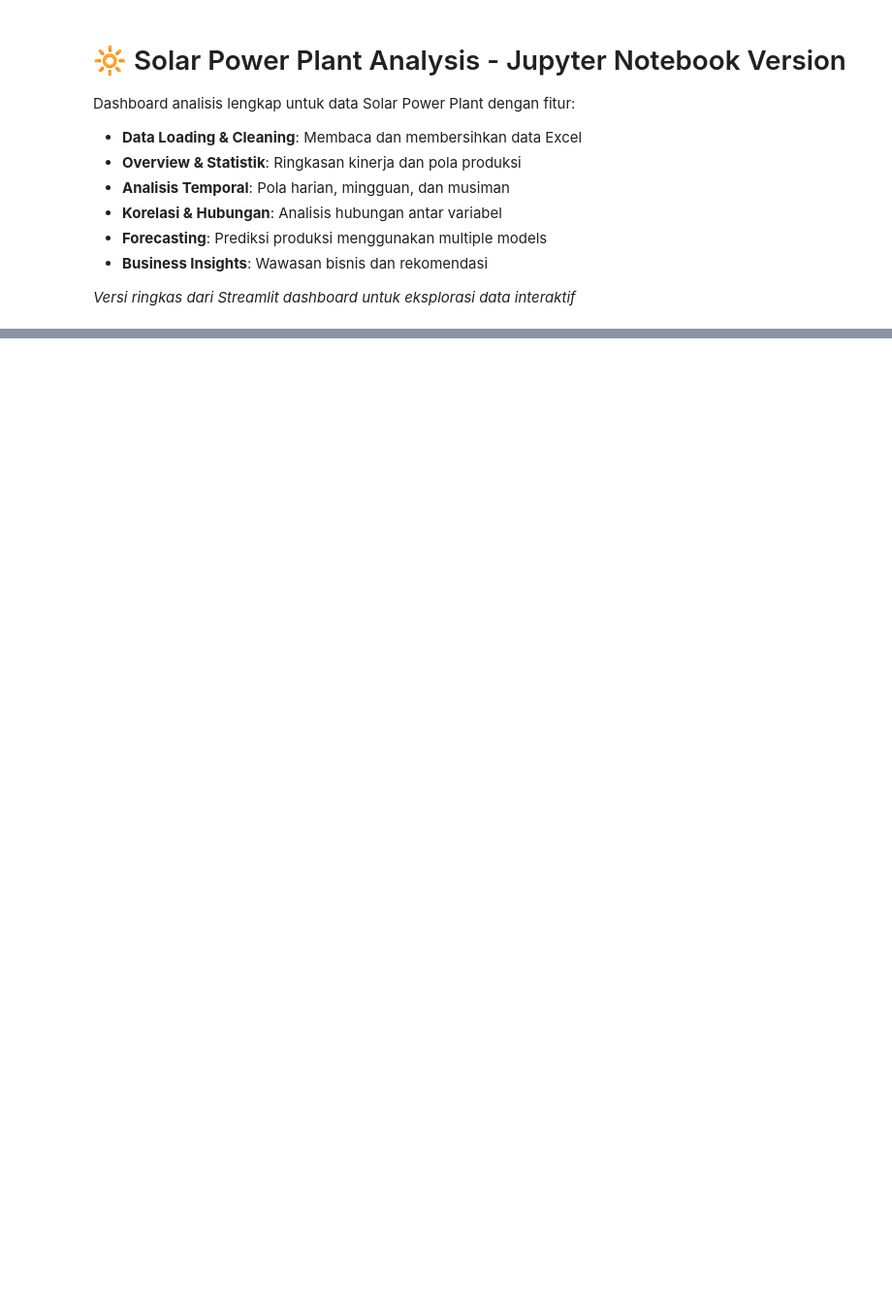
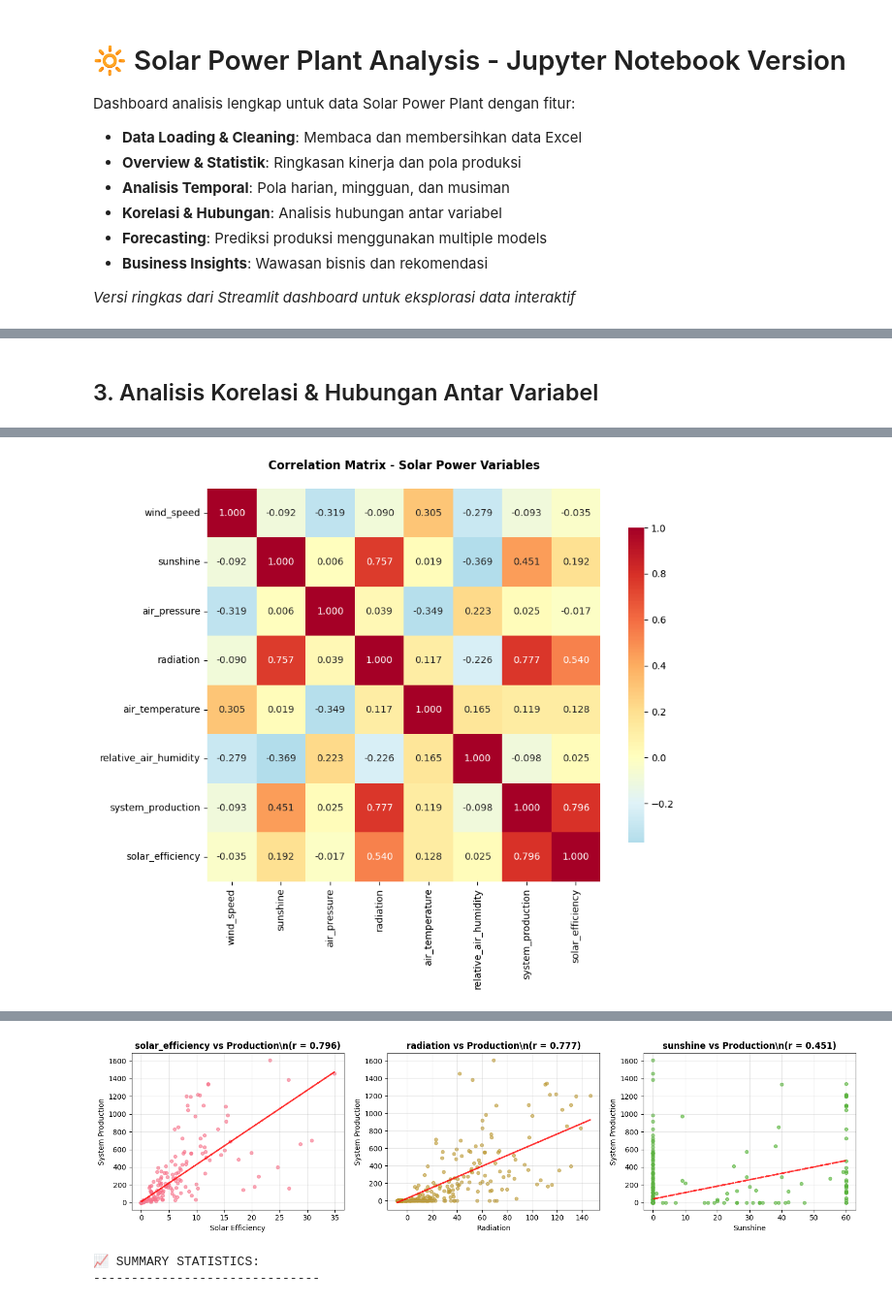
Before and after one commit to muhgalihhh/solarpowerplantdashboard, a Jupyter notebook: solar_power_plant_analysis.ipynb, the cells around one changed output, grey strips where cells are left out. Shown at 97% size. Drawn from its saved outputs; the diff is of its cells as text; code cells hidden in the pictures; blank space fills up the shorter version.

```diff
--- a/solar_power_plant_analysis.ipynb
+++ b/solar_power_plant_analysis.ipynb
@@ -837,0 +429,76 @@ print('Tersimpan:', excel_name)
+# %% [markdown]
+## 3. Analisis Korelasi & Hubungan Antar Variabel
+# %%
+# Analisis korelasi antar variabel
+numeric_cols = df.select_dtypes(include=[np.number]).columns.tolist()
+# Exclude time-based columns untuk korelasi yang lebih meaningful
+exclude_cols = ['hour', 'day_of_week', 'month', 'day_of_year', 'is_daytime', 'is_peak_solar']
+analysis_cols = [col for col in numeric_cols if col not in exclude_cols]
+
+if len(analysis_cols) >= 2:
+    # Correlation matrix
+    corr_matrix = df[analysis_cols].corr()
+
+    print("📊 CORRELATION MATRIX")
+    print("="*50)
+    print(corr_matrix.round(3))
+    print()
+
+    # Visualisasi correlation matrix
+    plt.figure(figsize=(10, 8))
+    sns.heatmap(corr_matrix, annot=True, cmap='RdYlBu_r', center=0,
+                square=True, fmt='.3f', cbar_kws={'shrink': 0.8})
+    plt.title('Correlation Matrix - Solar Power Variables', fontweight='bold', pad=20)
+    plt.tight_layout()
+    plt.show()
+
+    # Analisis korelasi dengan system_production
+    if 'system_production' in analysis_cols:
+        prod_corr = corr_matrix['system_production'].drop('system_production').sort_values(ascending=False, key=abs)
+
+        print("🔗 CORRELATION WITH SYSTEM PRODUCTION:")
+        print("-" * 45)
+        for var, corr_val in prod_corr.items():
+            strength = "Strong" if abs(corr_val) > 0.7 else "Moderate" if abs(corr_val) > 0.4 else "Weak"
+            direction = "positive" if corr_val > 0 else "negative"
+            print(f"{var:20s}: {corr_val:6.3f} ({strength} {direction})")
+        print()
+
+        # Scatter plots untuk top correlations
+        top_vars = prod_corr.abs().head(3).index.tolist()
+
+        if len(top_vars) > 0:
+            n_plots = min(3, len(top_vars))
+            fig, axes = plt.subplots(1, n_plots, figsize=(5*n_plots, 4))
+            if n_plots == 1:
+                axes = [axes]
+
+            for i, var in enumerate(top_vars[:n_plots]):
+                # Remove NaN values for plotting
+                plot_data = df[[var, 'system_production']].dropna()
+
+                axes[i].scatter(plot_data[var], plot_data['system_production'],
+                              alpha=0.6, s=20, color=f'C{i}')
+                axes[i].set_xlabel(var.replace('_', ' ').title())
+                axes[i].set_ylabel('System Production')
+                axes[i].set_title(f'{var} vs Production\\n(r = {prod_corr[var]:.3f})',
+                                fontweight='bold')
+                axes[i].grid(True, alpha=0.3)
+
+                # Add trend line
+                if len(plot_data) > 1:
+                    z = np.polyfit(plot_data[var], plot_data['system_production'], 1)
+                    p = np.poly1d(z)
+                    axes[i].plot(plot_data[var], p(plot_data[var]), "r--", alpha=0.8, linewidth=2)
+
+            plt.tight_layout()
+            plt.show()
+
+    # Summary statistics
+    print("📈 SUMMARY STATISTICS:")
+    print("-" * 30)
+    summary_stats = df[analysis_cols].describe().round(2)
+    display(summary_stats.T)
+else:
+    print("⚠️ Insufficient numeric columns for correlation analysis")
+# %% [output]
@@ -837,0 +522 @@ print('Tersimpan:', excel_name)
+[figure, added]
@@ -837,0 +532,3 @@ print('Tersimpan:', excel_name)
+[figure, added]
+📈 SUMMARY STATISTICS:
+------------------------------
```
Also changed, not shown: parts of 46 cells of this notebook, 3 other files.
